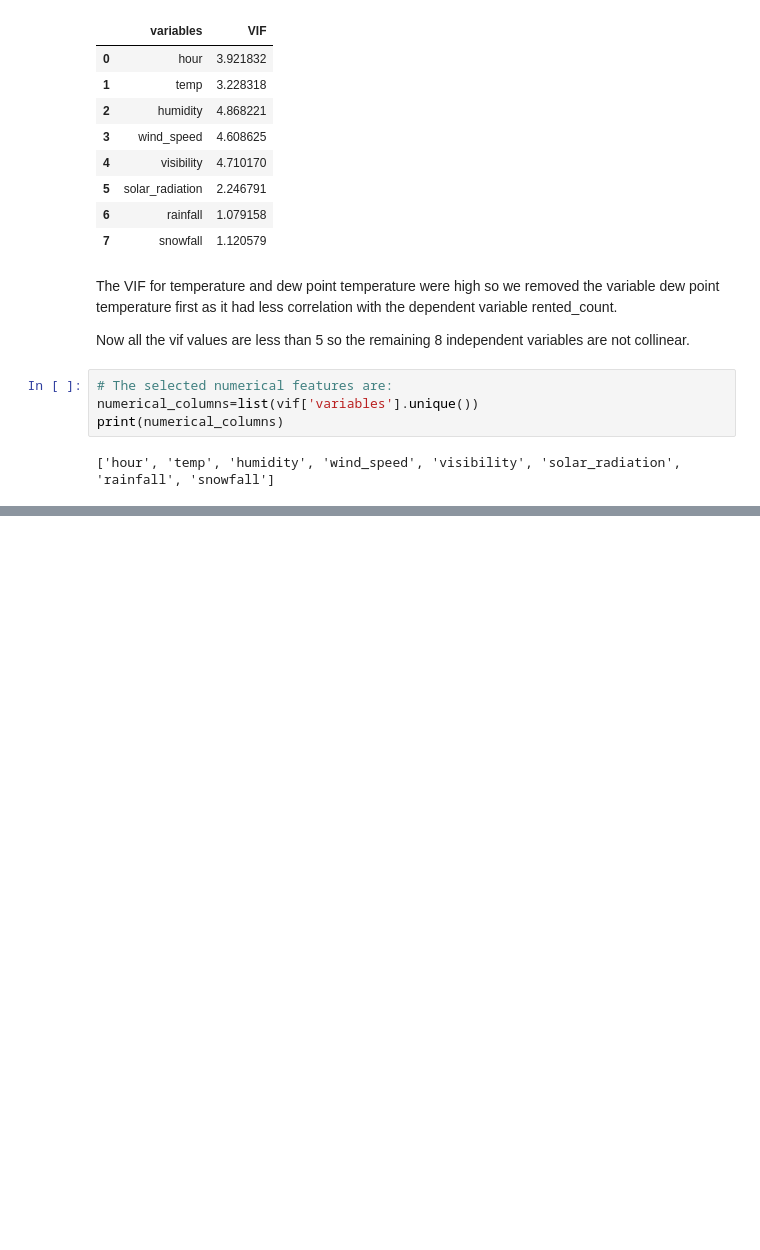
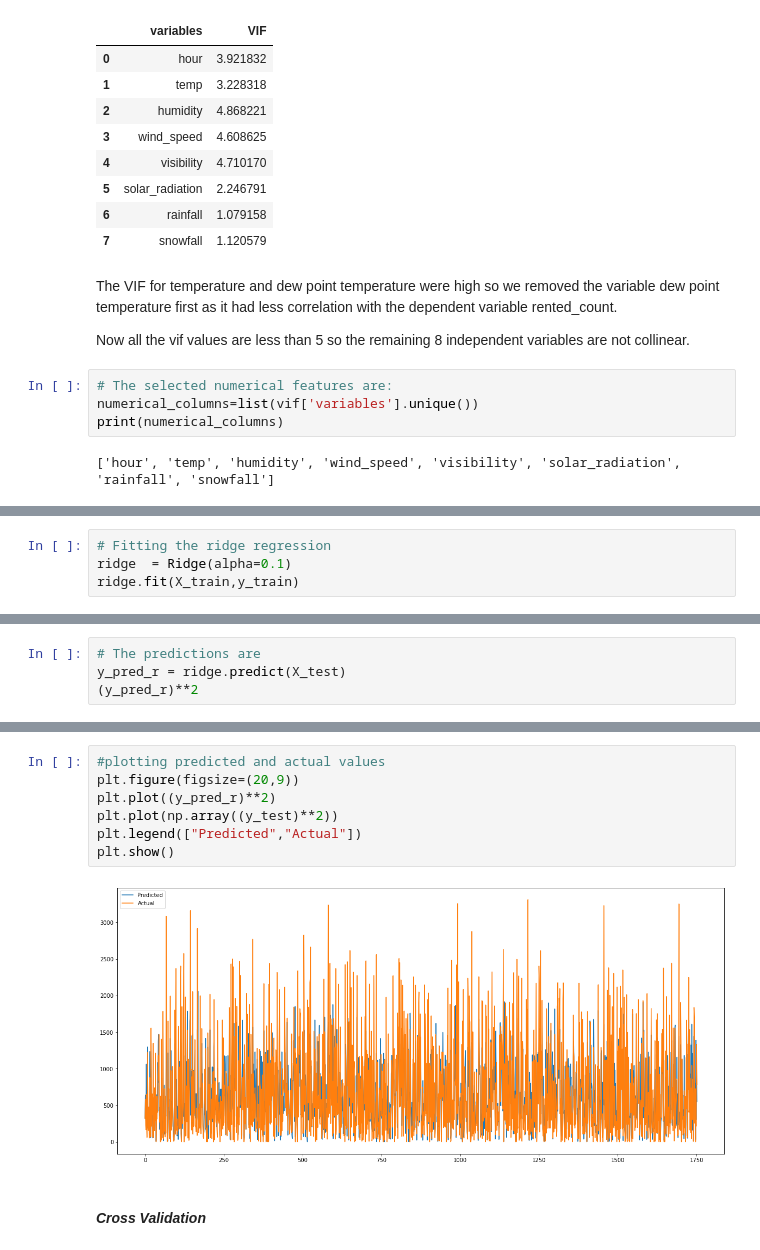
Before and after one commit to DharmeshRV/Bike-Sharing-Demand-Prediction, a Jupyter notebook: Bike_Sharing_Demand_Prediction_Capstone_Project.ipynb, the cells around one changed output, grey strips where cells are left out. Cells and saved outputs as stored; diff of their text form; blank space fills up the shorter version.

```diff
--- a/Bike_Sharing_Demand_Prediction_Capstone_Project.ipynb
+++ b/Bike_Sharing_Demand_Prediction_Capstone_Project.ipynb
@@ -845,0 +1233,4 @@ print(numerical_columns)
+# %%
+# Fitting the ridge regression
+ridge  = Ridge(alpha=0.1)
+ridge.fit(X_train,y_train)
@@ -845,0 +1279,4 @@ print(numerical_columns)
+# %%
+# The predictions are
+y_pred_r = ridge.predict(X_test)
+(y_pred_r)**2
@@ -845,0 +1303,11 @@ print(numerical_columns)
+# %%
+#plotting predicted and actual values
+plt.figure(figsize=(20,9))
+plt.plot((y_pred_r)**2)
+plt.plot(np.array((y_test)**2))
+plt.legend(["Predicted","Actual"])
+plt.show()
+# %% [output]
+[figure, added]
+# %% [markdown]
+#### ***Cross Validation***
```
Also changed, not shown: parts of 71 cells of this notebook.
